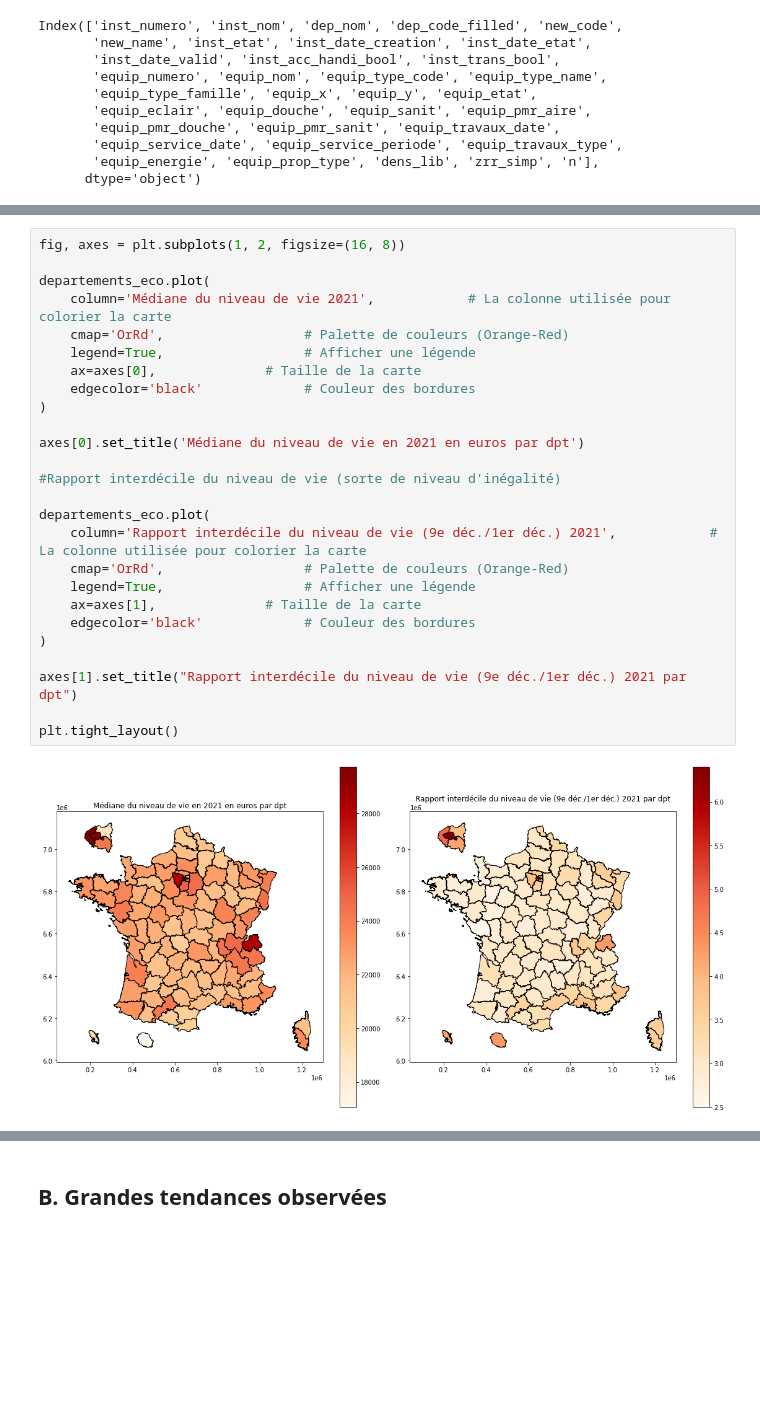
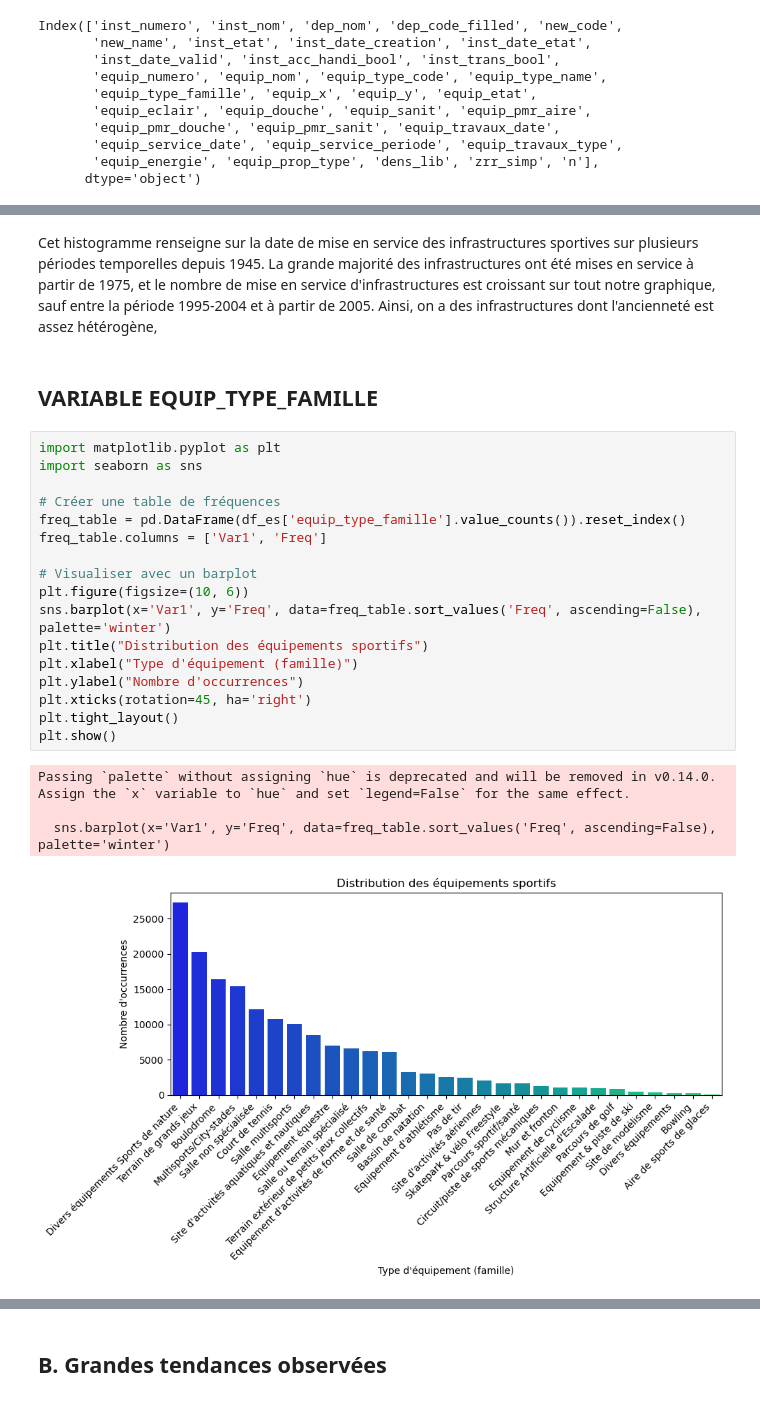
Before and after one commit to cyprienmathe/Python-data-science, a Jupyter notebook: main.ipynb, the cells around one changed output, grey strips where cells are left out. Saved outputs shown, nothing was run; the diff lists cells and outputs as text; blank space fills up the shorter version.

```diff
--- a/main.ipynb
+++ b/main.ipynb
@@ -310,28 +373,26 @@ plt.tight_layout()
-# %%
-fig, axes = plt.subplots(1, 2, figsize=(16, 8))
-
-departements_eco.plot(
-    column='Médiane du niveau de vie 2021',            # La colonne utilisée pour colorier la carte
-    cmap='OrRd',                  # Palette de couleurs (Orange-Red)
-    legend=True,                  # Afficher une légende
-    ax=axes[0],              # Taille de la carte
-    edgecolor='black'             # Couleur des bordures
-)
-
-axes[0].set_title('Médiane du niveau de vie en 2021 en euros par dpt')
-
-#Rapport interdécile du niveau de vie (sorte de niveau d'inégalité)
-
-departements_eco.plot(
-    column='Rapport interdécile du niveau de vie (9e déc./1er déc.) 2021',            # La colonne utilisée pour colorier la carte
-    cmap='OrRd',                  # Palette de couleurs (Orange-Red)
-    legend=True,                  # Afficher une légende
-    ax=axes[1],              # Taille de la carte
-    edgecolor='black'             # Couleur des bordures
-)
-
-axes[1].set_title("Rapport interdécile du niveau de vie (9e déc./1er déc.) 2021 par dpt")
-
-plt.tight_layout()
-# %% [output]
-[figure, removed]
+# %% [markdown]
+Cet histogramme renseigne sur la date de mise en service des infrastructures sportives sur plusieurs périodes temporelles depuis 1945. La grande majorité des infrastructures ont été mises en service à partir de 1975, et le nombre de mise en service d'infrastructures est croissant sur tout notre graphique, sauf entre la période 1995-2004 et à partir de 2005. Ainsi, on a des infrastructures dont l'ancienneté est assez hétérogène,
+# %% [markdown]
+## VARIABLE EQUIP_TYPE_FAMILLE
+# %%
+import matplotlib.pyplot as plt
+import seaborn as sns
+
+# Créer une table de fréquences
+freq_table = pd.DataFrame(df_es['equip_type_famille'].value_counts()).reset_index()
+freq_table.columns = ['Var1', 'Freq']
+
+# Visualiser avec un barplot
+plt.figure(figsize=(10, 6))
+sns.barplot(x='Var1', y='Freq', data=freq_table.sort_values('Freq', ascending=False), palette='winter')
+plt.title("Distribution des équipements sportifs")
+plt.xlabel("Type d'équipement (famille)")
+plt.ylabel("Nombre d'occurrences")
+plt.xticks(rotation=45, ha='right')
+plt.tight_layout()
+plt.show()
+# %% [output]
+Passing `palette` without assigning `hue` is deprecated and will be removed in v0.14.0. Assign the `x` variable to `hue` and set `legend=False` for the same effect.
+
+  sns.barplot(x='Var1', y='Freq', data=freq_table.sort_values('Freq', ascending=False), palette='winter')
+[figure, added]
```
Also changed, not shown: parts of 43 cells of this notebook.
